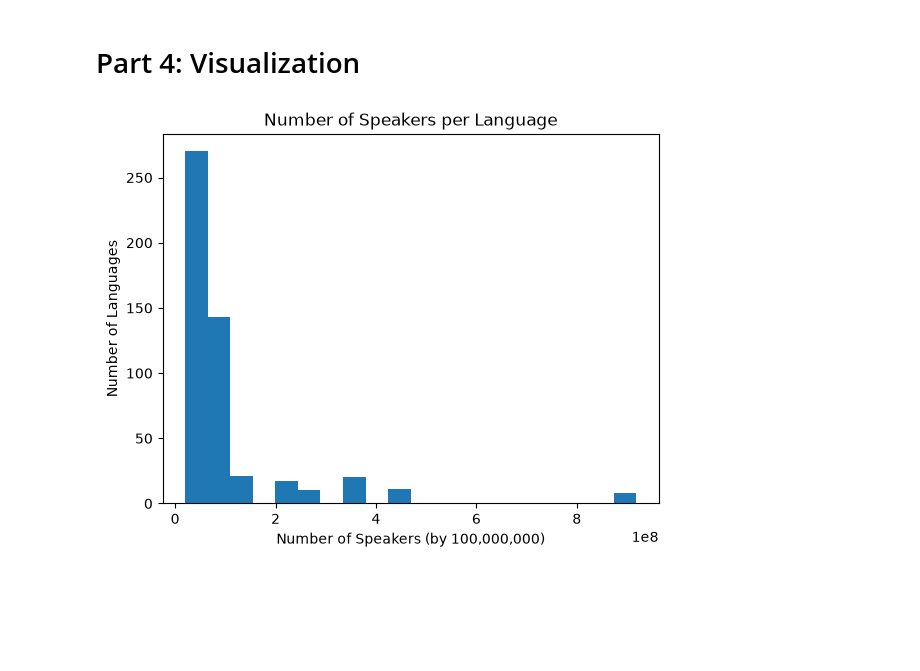
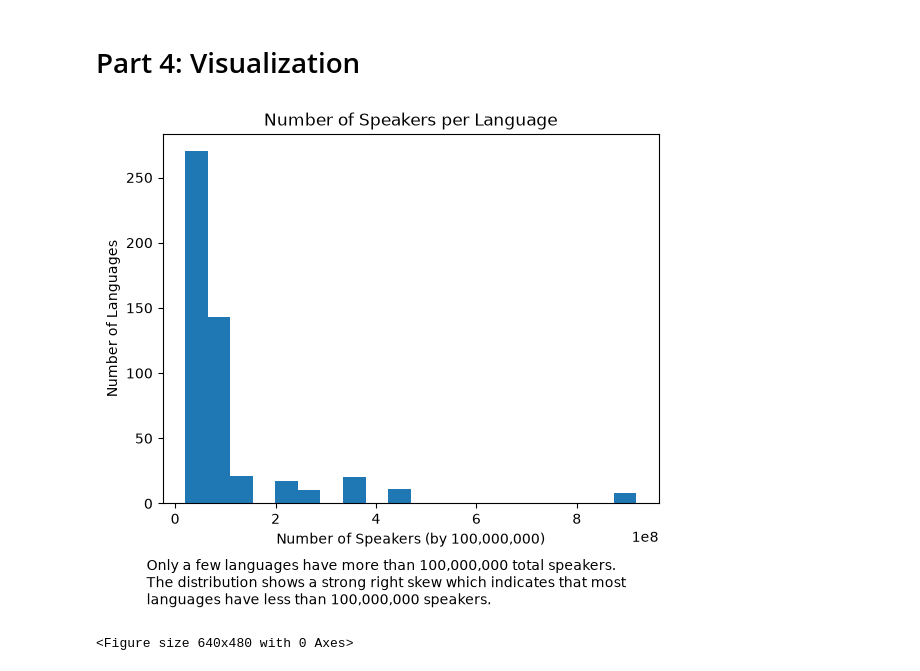
Before and after one commit to haleybriggssain/STA556-HW2, a Jupyter notebook: notebooks/homework2.ipynb, the cells around one changed output. Cells and saved outputs as stored; diff of their text form; code cells hidden in the pictures; blank space fills up the shorter version.

```diff
--- a/notebooks/homework2.ipynb
+++ b/notebooks/homework2.ipynb
@@ -162,12 +123,18 @@ These results show which writing systems are the most common for languages. It d
 # %%
 # Plot 1: distribution
 
 plt.hist(languages["Speakers"], bins = 20)
 plt.xlabel("Number of Speakers (by 100,000,000)")
 plt.ylabel("Number of Languages")
 plt.title("Number of Speakers per Language")
+plt.figtext(0.1, -.1, "Only a few languages have more than 100,000,000 total speakers.\n"
+             "The distribution shows a strong right skew which indicates that most\n"
+             "languages have less than 100,000,000 speakers.")
 plt.show()
+
+plt.savefig("../figures/speakers_by_language.png", dpi=300, bbox_inches="tight")
 # %% [output]
-[figure, old version]
+[figure, new version]
+<Figure size 640x480 with 0 Axes>
 # %%
 # Plot 2: comparison across groups
```
Also changed, not shown: parts of 7 cells of this notebook, 4 other files.
